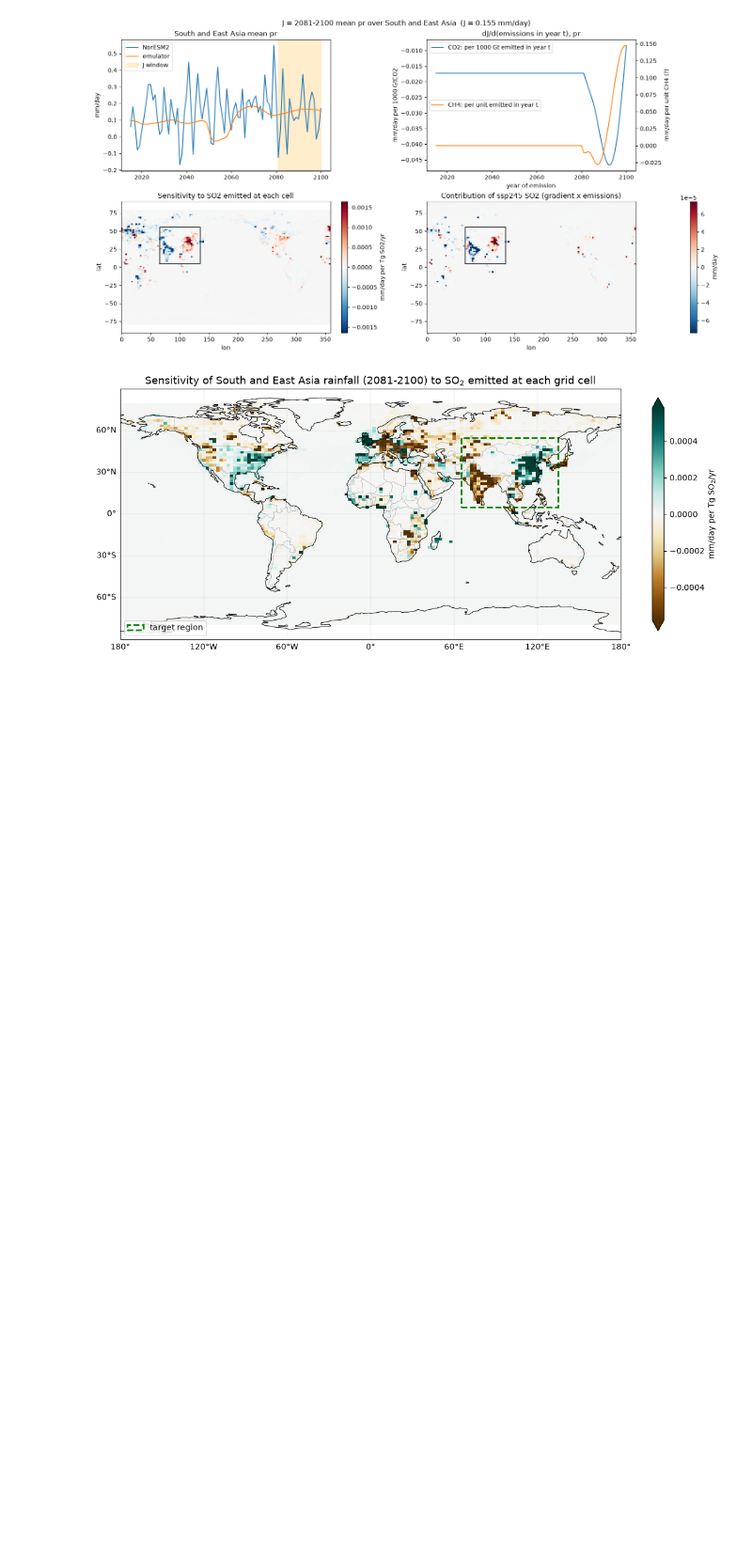
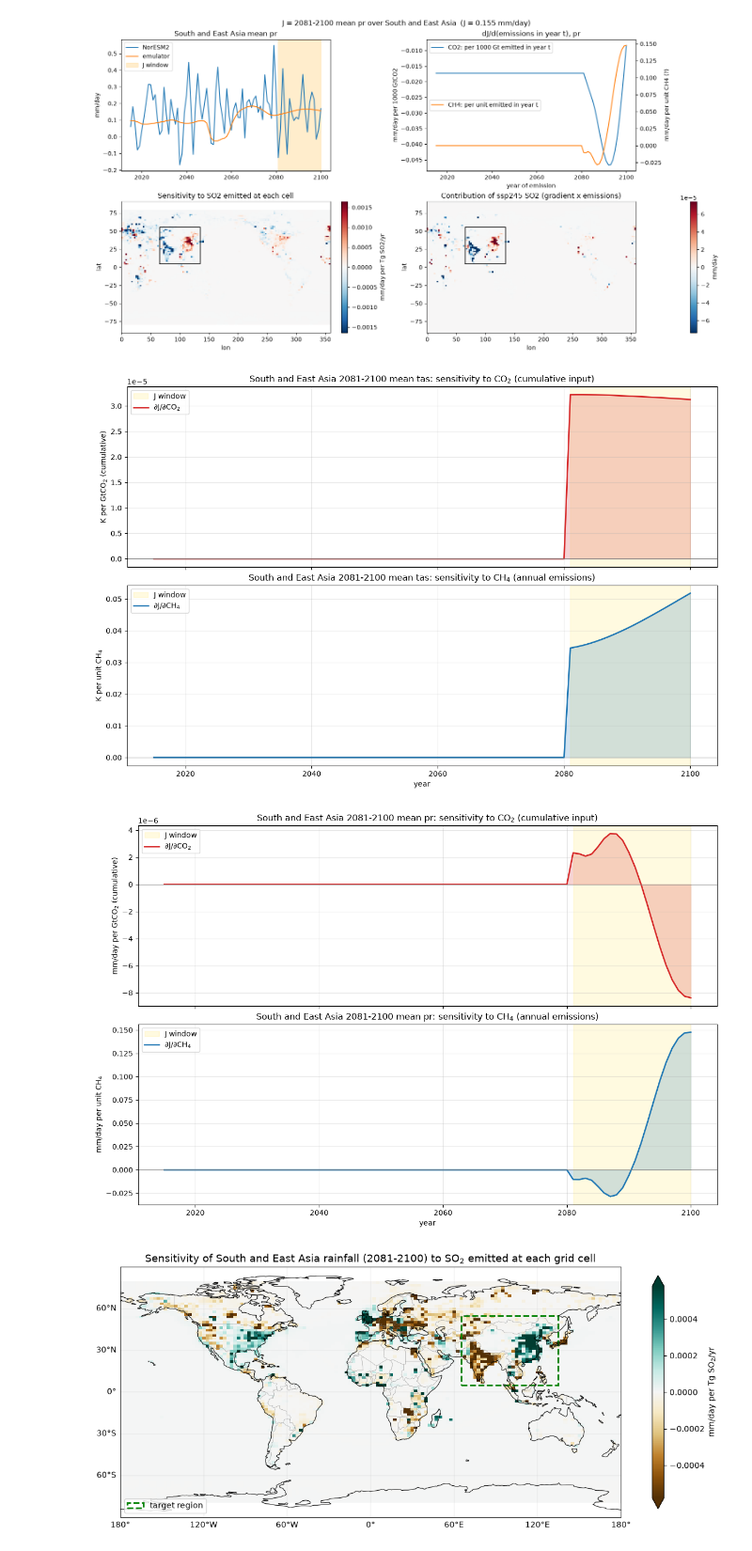
Before and after one commit to vishal-rana-p/dsc180-D03, a Jupyter notebook: week8/cheryl/week8_pr_executed.ipynb, the cells around one changed output. Shown at 94% size. Drawn from its saved outputs; the diff is of its cells as text; code cells hidden in the pictures; blank space fills up the shorter version.

```diff
--- a/week8/cheryl/week8_pr_executed.ipynb
+++ b/week8/cheryl/week8_pr_executed.ipynb
@@ -312,6 +312,40 @@ pr emulator on ssp245: {'spatial': 5.46, 'global': 0.176, 'total': 6.341}
 pr: J (emulator) = 0.155 mm/day | J (NorESM2) = 0.133 mm/day
   share of the |SO2 contribution| from outside the South and East Asia box: 60%
 [figure]
+# %%
+def plot_sensitivities(r, co2_mode="cumulative", fname=None):
+    """Two stacked panels: dJ/dCO2 and dJ/dCH4 against year.
+    co2_mode="cumulative": gradient w.r.t. the cumulative-CO2 input in each year (what the emulator sees)
+    co2_mode="emitted":    effect of an extra 1000 GtCO2 *emitted* in year t (cumulative sum from t onward)"""
+    if co2_mode == "cumulative":
+        co2, co2_label = r["g_co2"], f"{r['unit']} per GtCO$_2$ (cumulative)"
+        co2_title = "sensitivity to CO$_2$ (cumulative input)"
+    else:
+        co2, co2_label = r["g_co2_annual"] * 1000, f"{r['unit']} per 1000 GtCO$_2$ emitted"
+        co2_title = "effect of extra CO$_2$ emitted in year t"
+
+    fig, axes = plt.subplots(2, 1, figsize=(12, 8), sharex=True, constrained_layout=True)
+    panels = [(axes[0], co2, co2_label, co2_title, "C3", "∂J/∂CO$_2$"),
+              (axes[1], r["g_ch4"], f"{r['unit']} per unit CH$_4$", "sensitivity to CH$_4$ (annual emissions)", "C0", "∂J/∂CH$_4$")]
+    for ax, y, ylabel, title, color, label in panels:
+        ax.axvspan(J_START, J_END, color="gold", alpha=0.12, label="J window")
+        ax.plot(years, y, color=color, lw=2, label=label)
+        ax.fill_between(years, 0, y, color=color, alpha=0.2)
+        ax.axhline(0, color="gray", lw=0.8)
+        ax.set_ylabel(ylabel)
+        ax.set_title(f"{REGION['name']} {J_START}-{J_END} mean {r['var']}: {title}")
+        ax.grid(alpha=0.3)
+        ax.legend(loc="upper left")
+    axes[1].set_xlabel("year")
+    if fname:
+        fig.savefig(os.path.join(OUT, fname), dpi=200, bbox_inches="tight")
+    plt.show()
+
+plot_sensitivities(res_tas, co2_mode="cumulative", fname="tas_co2_ch4_sensitivity.png")
+plot_sensitivities(res_pr,  co2_mode="cumulative", fname="pr_co2_ch4_sensitivity.png")
+# %% [output]
+[figure, added]
+[figure, added]
 # %%
 def plot_map(field, title, cbar_label, cmap="RdBu_r", pct=98, fname=None):
     """Big map of a (lat, lon) field with coastlines, borders and the region box."""
```
Also changed, not shown: parts of 1 cell of this notebook, 3 other files.
